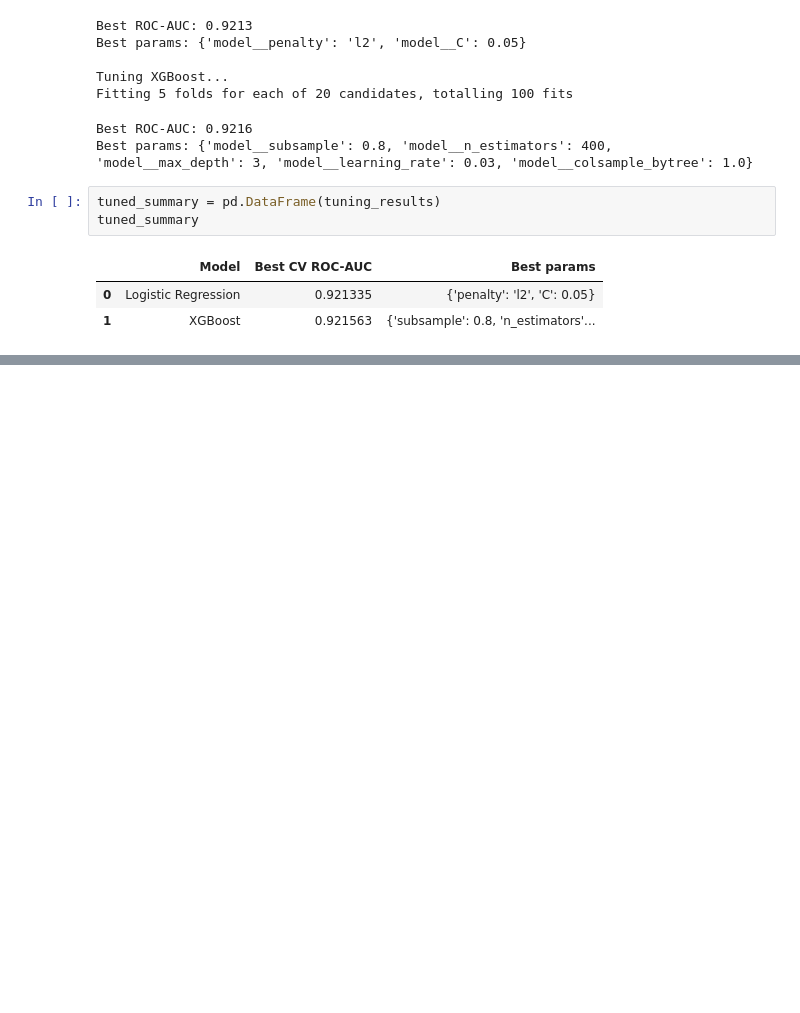
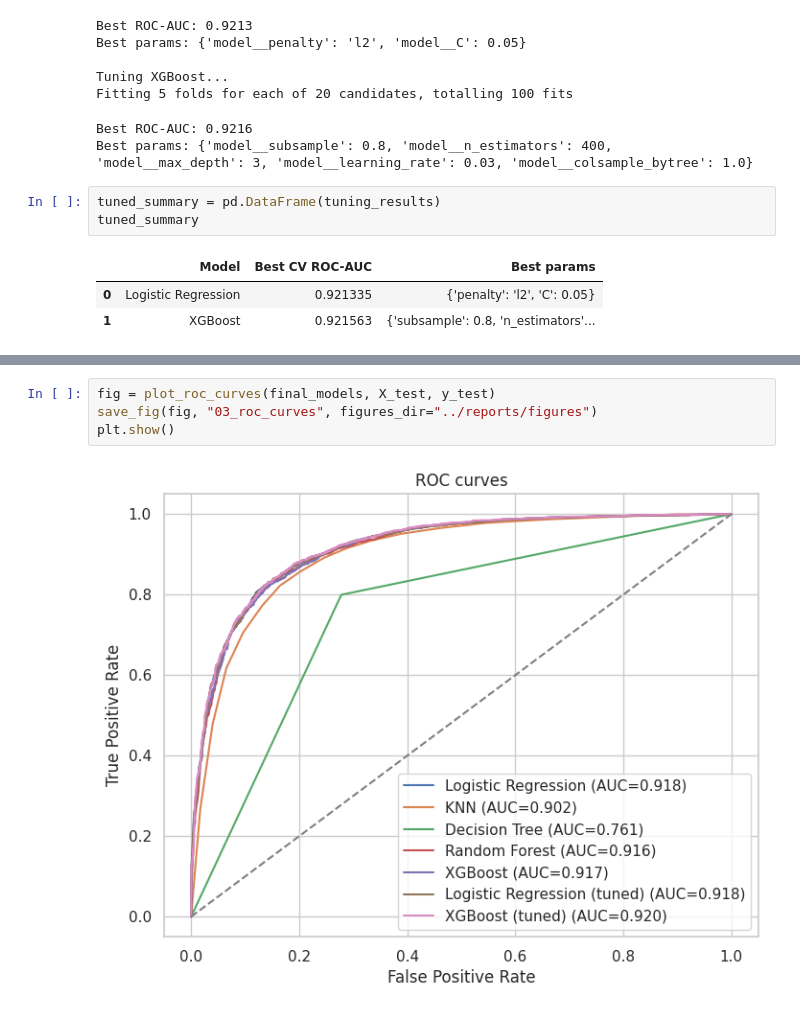
Before and after one commit to JakBialas/Student-Depression-Analysis, a Jupyter notebook: notebooks/03_modeling.ipynb, the cells around one changed output, grey strips where cells are left out. Cells and saved outputs as stored; diff of their text form; blank space fills up the shorter version.

```diff
--- a/notebooks/03_modeling.ipynb
+++ b/notebooks/03_modeling.ipynb
@@ -119,0 +154,6 @@ tuned_summary
+# %%
+fig = plot_roc_curves(final_models, X_test, y_test)
+save_fig(fig, "03_roc_curves", figures_dir="../reports/figures")
+plt.show()
+# %% [output]
+[figure, added]
```
Also changed, not shown: parts of 9 cells of this notebook, 6 other files.
